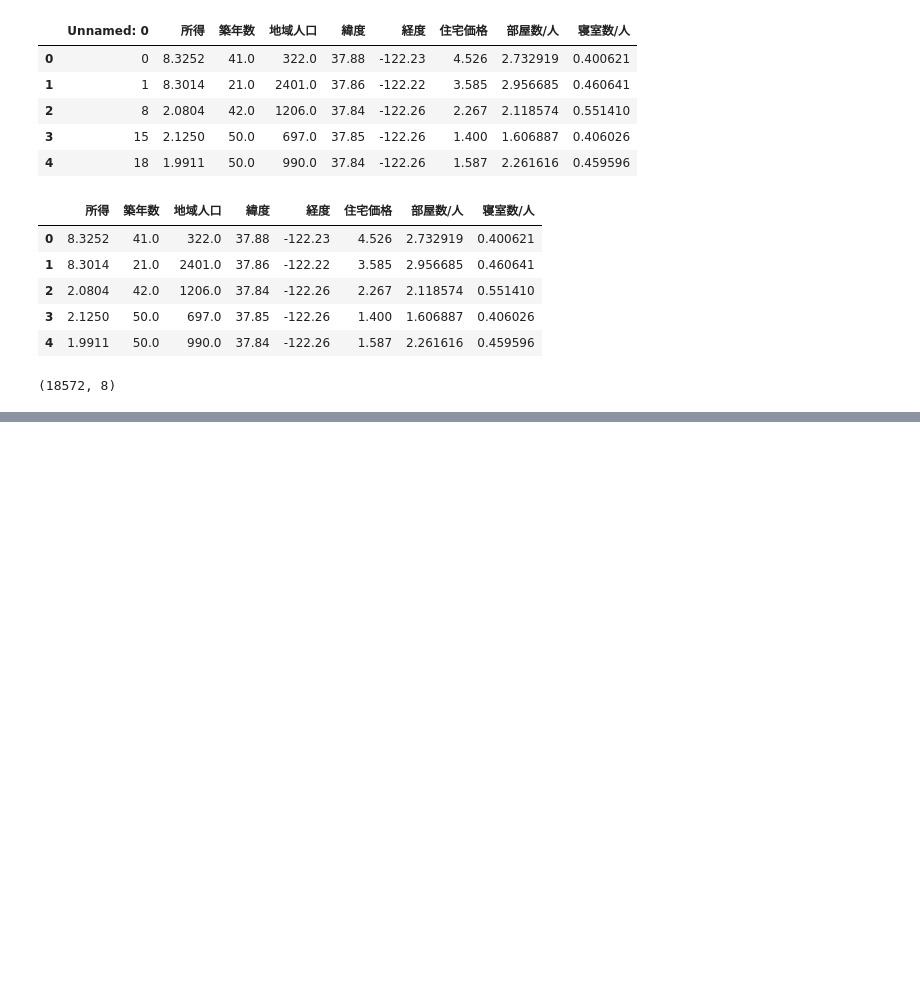
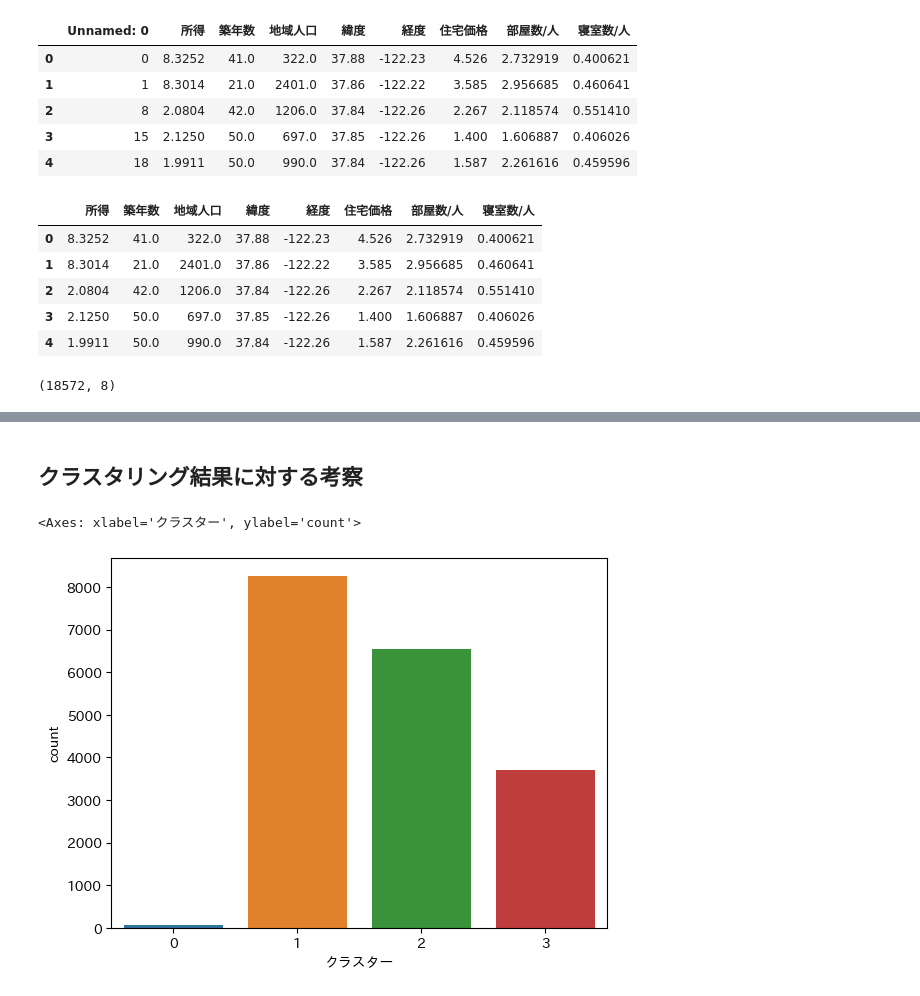
Before and after one commit to picalin/samurai_data_science, a Jupyter notebook: 13_clustering.ipynb, the cells around one changed output, grey strips where cells are left out. Drawn from its saved outputs; the diff is of its cells as text; code cells hidden in the pictures; blank space fills up the shorter version.

```diff
--- a/13_clustering.ipynb
+++ b/13_clustering.ipynb
@@ -29,0 +40,3 @@ df.shape
+# %%
+X_scaled = scaler.transform(X)
+X_scaled
@@ -29,0 +62,5 @@ df.shape
+# %%
+model = KMeans(n_init=10 ,n_clusters=4, random_state=0)
+# %%
+# 標準化済みデータX_scaledを用いてクラスタリングを実行
+model.fit(X_scaled)
@@ -29,0 +73,3 @@ df.shape
+# %%
+df['クラスター'] = model.labels_
+df.head()
@@ -29,0 +83,8 @@ df.shape
+# %% [markdown]
+## クラスタリング結果に対する考察
+# %%
+# クラスター別のデータ数の確認
+sns.countplot(x='クラスター', data=df)
+# %% [output]
+<Axes: xlabel='クラスター', ylabel='count'>
+[figure, added]
```
Also changed, not shown: parts of 13 cells of this notebook.
